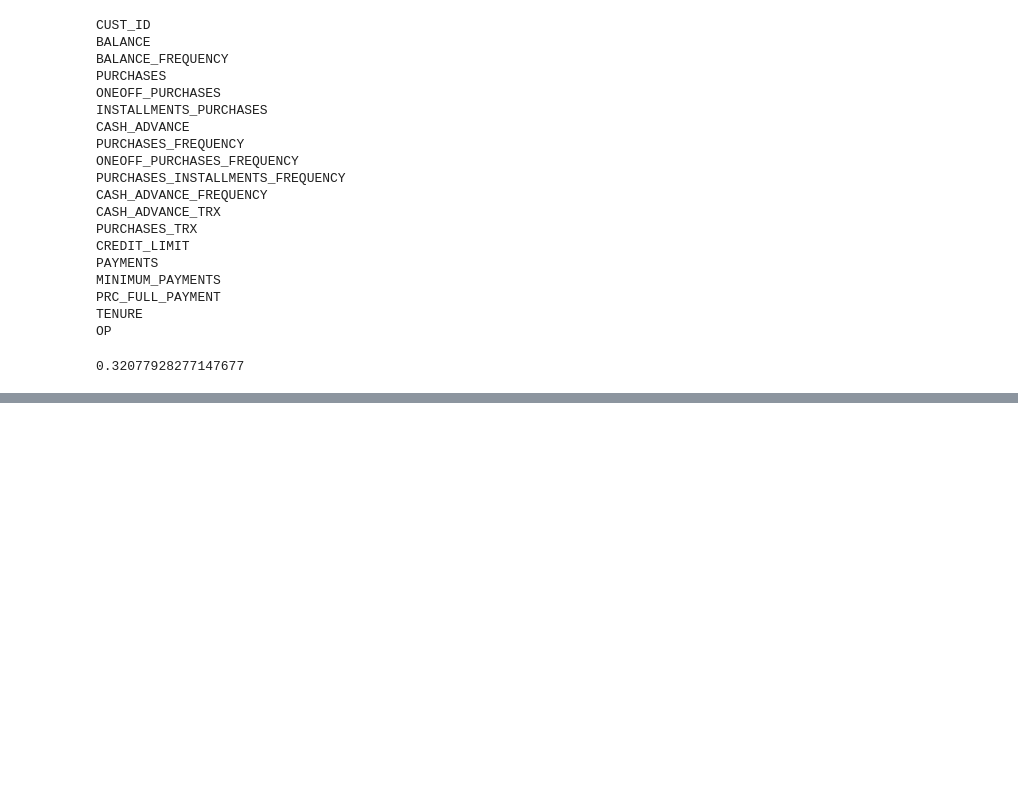
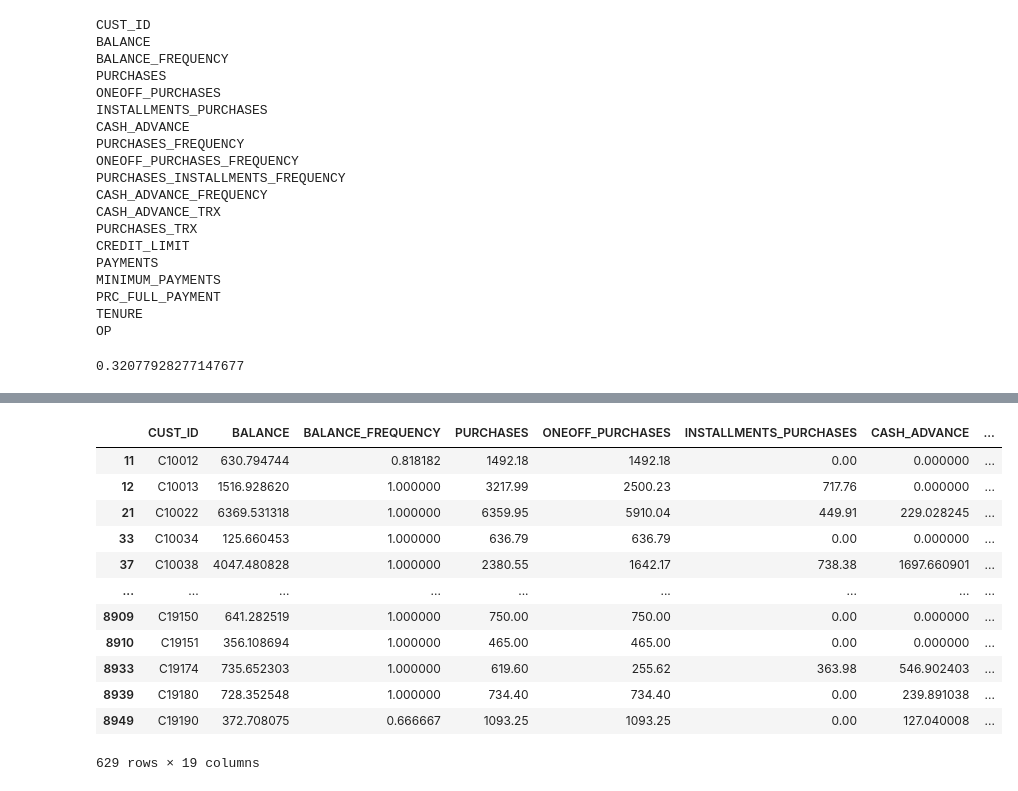
Before and after one commit to kannankandasamy/ml_analysis, a Jupyter notebook: credit_card.ipynb, the cells around one changed output, grey strips where cells are left out. Saved outputs shown, nothing was run; the diff lists cells and outputs as text; code cells hidden in the pictures; blank space fills up the shorter version.

```diff
--- a/credit_card.ipynb
+++ b/credit_card.ipynb
@@ -278,3 +278,5 @@ train_out.to_csv(r"outputs\credit_card_out_1.csv")
 silhouette_score(data_scaled, predict_train, metric='euclidean', sample_size=None, random_state=None)
 # %% [output]
 0.32077928277147677
+# %%
+op_df = train_out.copy()
@@ -280,0 +285,6 @@ silhouette_score(data_scaled, predict_train, metric='euclidean', sample_size=Non
+# %%
+cols = []
+for i in op_df.columns:
+    cols.append(i)
+# %%
+op_df.columns = cols
@@ -280,0 +304,16 @@ silhouette_score(data_scaled, predict_train, metric='euclidean', sample_size=Non
+# %%
+op_df[op_df['OP']==0]
+# %% [output]
+|  | CUST_ID | BALANCE | BALANCE_FREQUENCY | PURCHASES | ONEOFF_PURCHASES | INSTALLMENTS_PURCHASES | CASH_ADVANCE | ... |
+| 11 | C10012 | 630.794744 | 0.818182 | 1492.18 | 1492.18 | 0.00 | 0.000000 | ... |
+| 12 | C10013 | 1516.928620 | 1.000000 | 3217.99 | 2500.23 | 717.76 | 0.000000 | ... |
+| 21 | C10022 | 6369.531318 | 1.000000 | 6359.95 | 5910.04 | 449.91 | 229.028245 | ... |
+| 33 | C10034 | 125.660453 | 1.000000 | 636.79 | 636.79 | 0.00 | 0.000000 | ... |
+| 37 | C10038 | 4047.480828 | 1.000000 | 2380.55 | 1642.17 | 738.38 | 1697.660901 | ... |
+| ... | ... | ... | ... | ... | ... | ... | ... | ... |
+| 8909 | C19150 | 641.282519 | 1.000000 | 750.00 | 750.00 | 0.00 | 0.000000 | ... |
+| 8910 | C19151 | 356.108694 | 1.000000 | 465.00 | 465.00 | 0.00 | 0.000000 | ... |
+| 8933 | C19174 | 735.652303 | 1.000000 | 619.60 | 255.62 | 363.98 | 546.902403 | ... |
+| 8939 | C19180 | 728.352548 | 1.000000 | 734.40 | 734.40 | 0.00 | 239.891038 | ... |
+| 8949 | C19190 | 372.708075 | 0.666667 | 1093.25 | 1093.25 | 0.00 | 127.040008 | ... |
+629 rows × 19 columns
```
Also changed, not shown: parts of 2 cells of this notebook, 8 other files.
